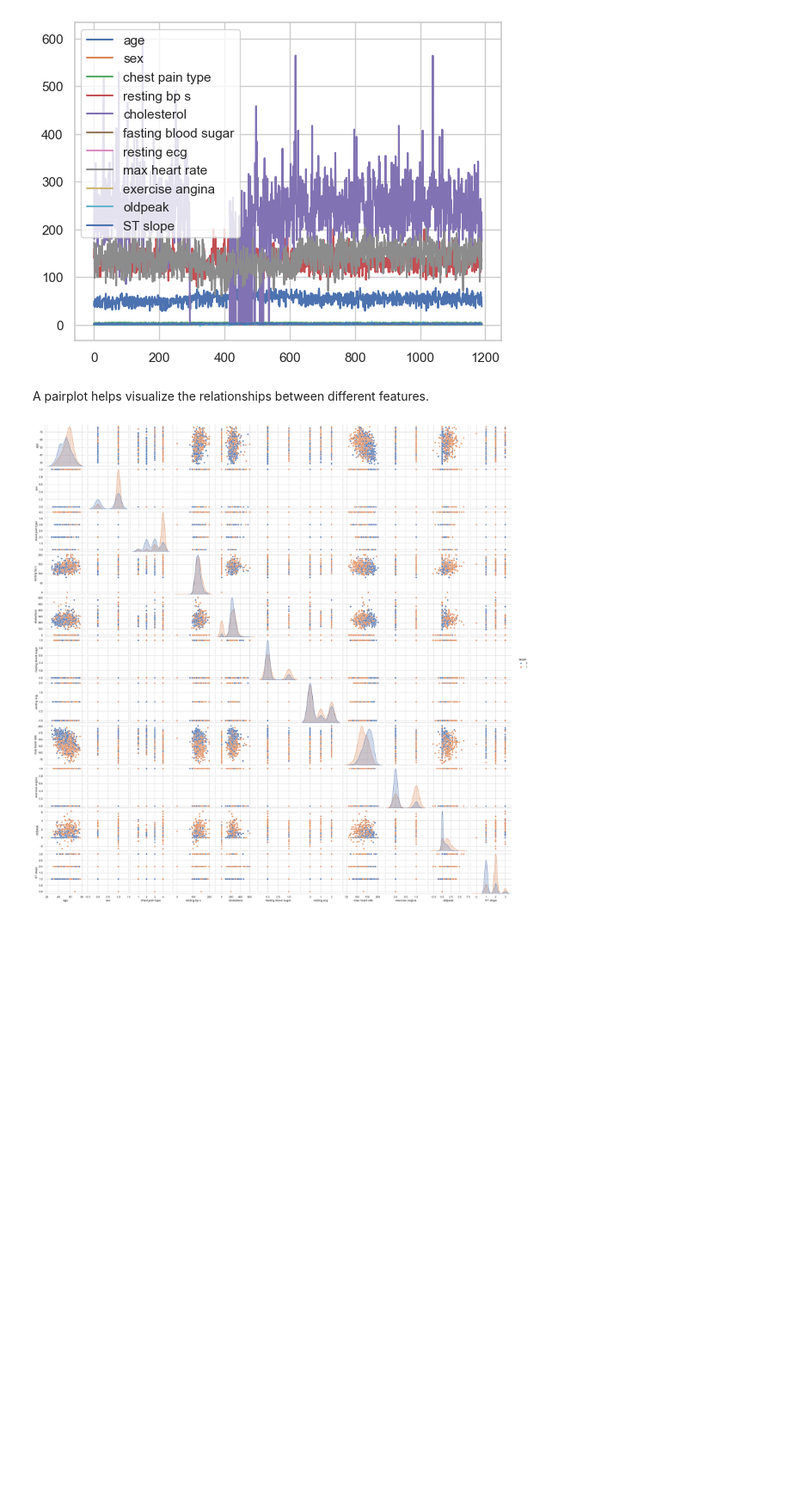
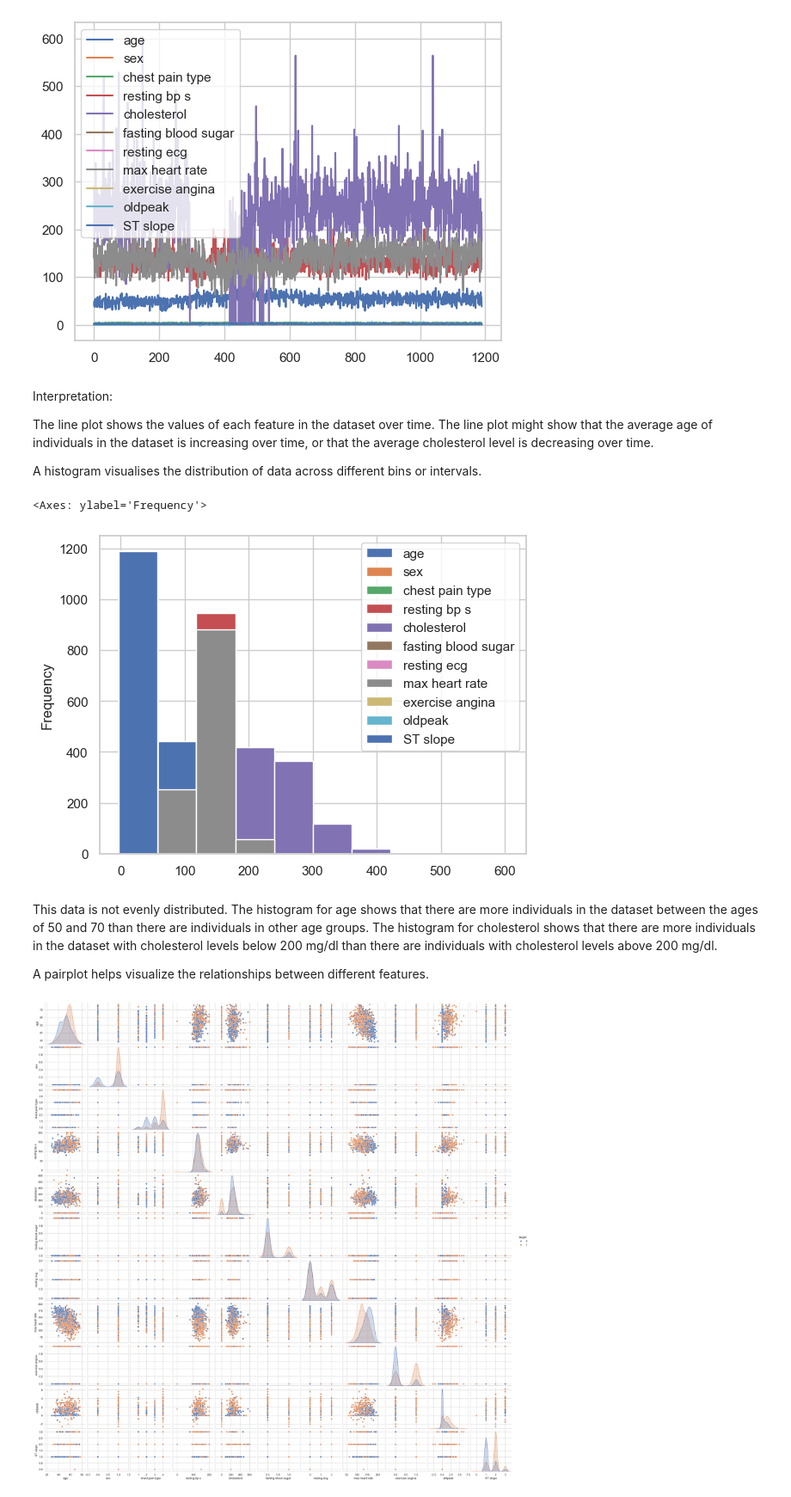
Before and after one commit to VCDN-2024/pdan8411-part-2-talia0404, a Jupyter notebook: PDAN Part 2 Version 3.ipynb, the cells around one changed output. Shown at 86% size. Saved outputs shown, nothing was run; the diff lists cells and outputs as text; code cells hidden in the pictures; blank space fills up the shorter version.

```diff
--- a/PDAN Part 2 Version 3.ipynb
+++ b/PDAN Part 2 Version 3.ipynb
@@ -298,9 +299,24 @@ df_cleaned.plot()
 # %% [output]
 <Axes: >
 [figure]
-# %% [markdown]
-
-A pairplot helps visualize the relationships between different features.
+# %% [markdown]
+Interpretation:
+
+The line plot shows the values of each feature in the dataset over time.
+The line plot might show that the average age of individuals in the dataset is increasing over time, or that the average cholesterol level is decreasing over time.
+
+A histogram visualises the distribution of data across different bins or intervals.
+# %%
+df_cleaned.plot.hist()
+# %% [output]
+<Axes: ylabel='Frequency'>
+[figure, added]
+# %% [markdown]
+This data is not evenly distributed.
+The histogram for age shows that there are more individuals in the dataset between the ages of 50 and 70 than there are individuals in other age groups.
+The histogram for cholesterol shows that there are more individuals in the dataset with cholesterol levels below 200 mg/dl than there are individuals with cholesterol levels above 200 mg/dl.
+
+A pairplot helps visualize the relationships between different features.
 # %%
 sns.set(style="whitegrid")
 
```
Also changed, not shown: parts of 16 cells of this notebook.
